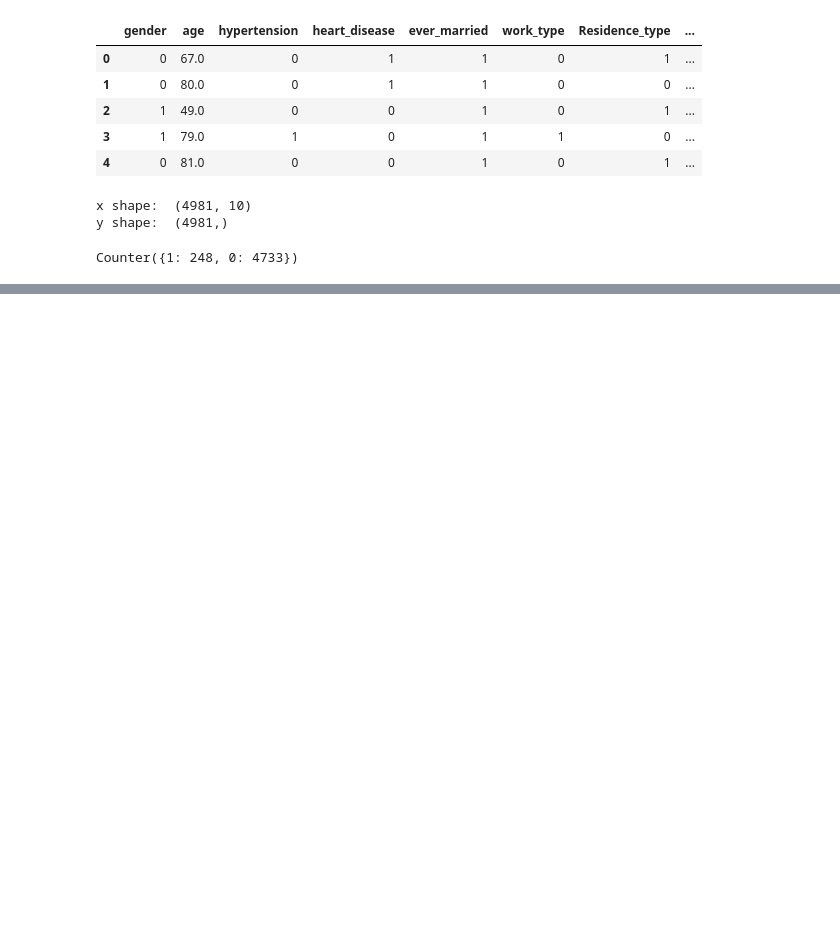
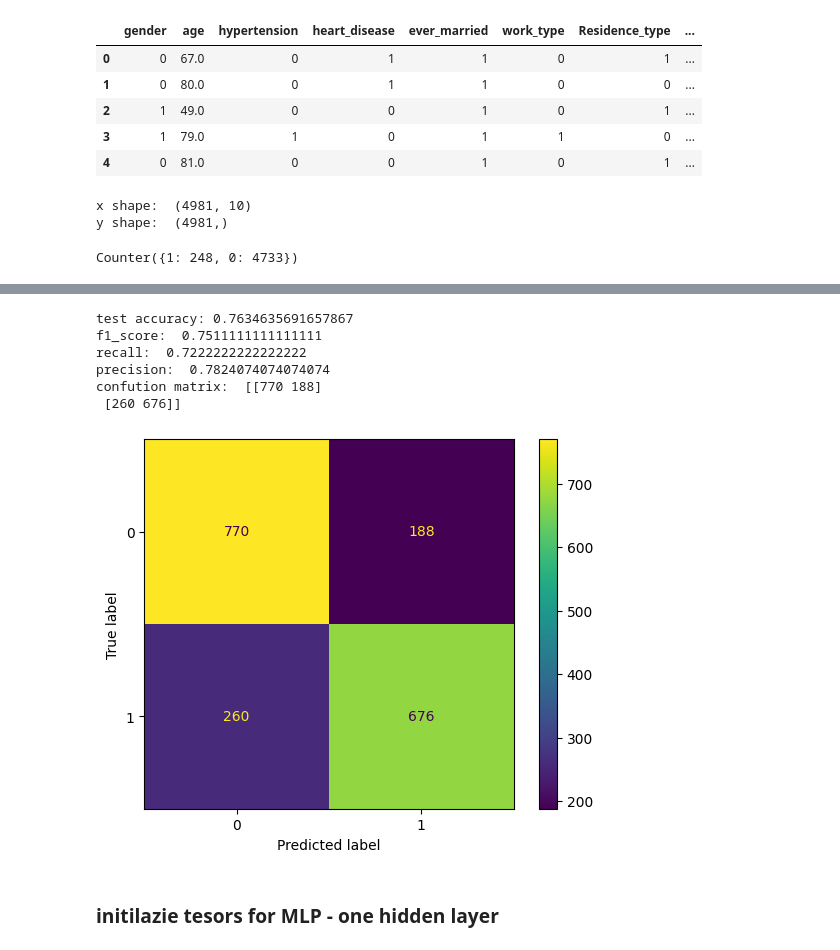
Before and after one commit to taliyashitreet/BrainStroke_classification, a Jupyter notebook: Kadima.ipynb, the cells around one changed output, grey strips where cells are left out. Cells and saved outputs as stored; diff of their text form; code cells hidden in the pictures; blank space fills up the shorter version.

```diff
--- a/Kadima.ipynb
+++ b/Kadima.ipynb
@@ -167,12 +183,34 @@ from sklearn.metrics import f1_score, recall_score, precision_score
 # %%
-def predict(x_data, y_data):
-    y_pred = []
+# calc y_pred and classify label according to threshold
+def predict_logreg(X_data, Y_data):
+    Y_pred = []
     answer = []
-    for j in range(y_data.shape[0]):
-        p=logistic_fun(np.matmul(x_data[j],sess.run(W)) + sess.run(b))
+    for j in range(Y_data.shape[0]):
+        p=logistic_fun(np.matmul(X_data[j], sess.run(W)) + sess.run(b))
         answer.append(p)
         if p > 0.5:
-            y_pred.append(1)
+            Y_pred.append(1)
         else:
-            y_pred.append(0)
-    return np.array(y_pred), np.array(answer)
+            Y_pred.append(0)
+    return np.array(Y_pred), np.array(answer)
+# %%
+# test results
+pred_test, ans = predict_logreg(X_test, y_test)
+print("test accuracy:",accuracy_score(y_test, pred_test),
+      "\nf1_score: ", f1_score(y_test, pred_test),
+      "\nrecall: ", recall_score(y_test, pred_test),
+      "\nprecision: ", precision_score(y_test, pred_test),
+    "\nconfution matrix: ", confusion_matrix(y_test,pred_test))
+
+cm = confusion_matrix(y_test, pred_test)
+cm_display = ConfusionMatrixDisplay(cm).plot()
+# %% [output]
+test accuracy: 0.7634635691657867
+f1_score:  0.7511111111111111
+recall:  0.7222222222222222
+precision:  0.7824074074074074
+confution matrix:  [[770 188]
+ [260 676]]
+[figure, added]
+# %% [markdown]
+### initilazie tesors for MLP - one hidden layer
```
Also changed, not shown: parts of 32 cells of this notebook.
